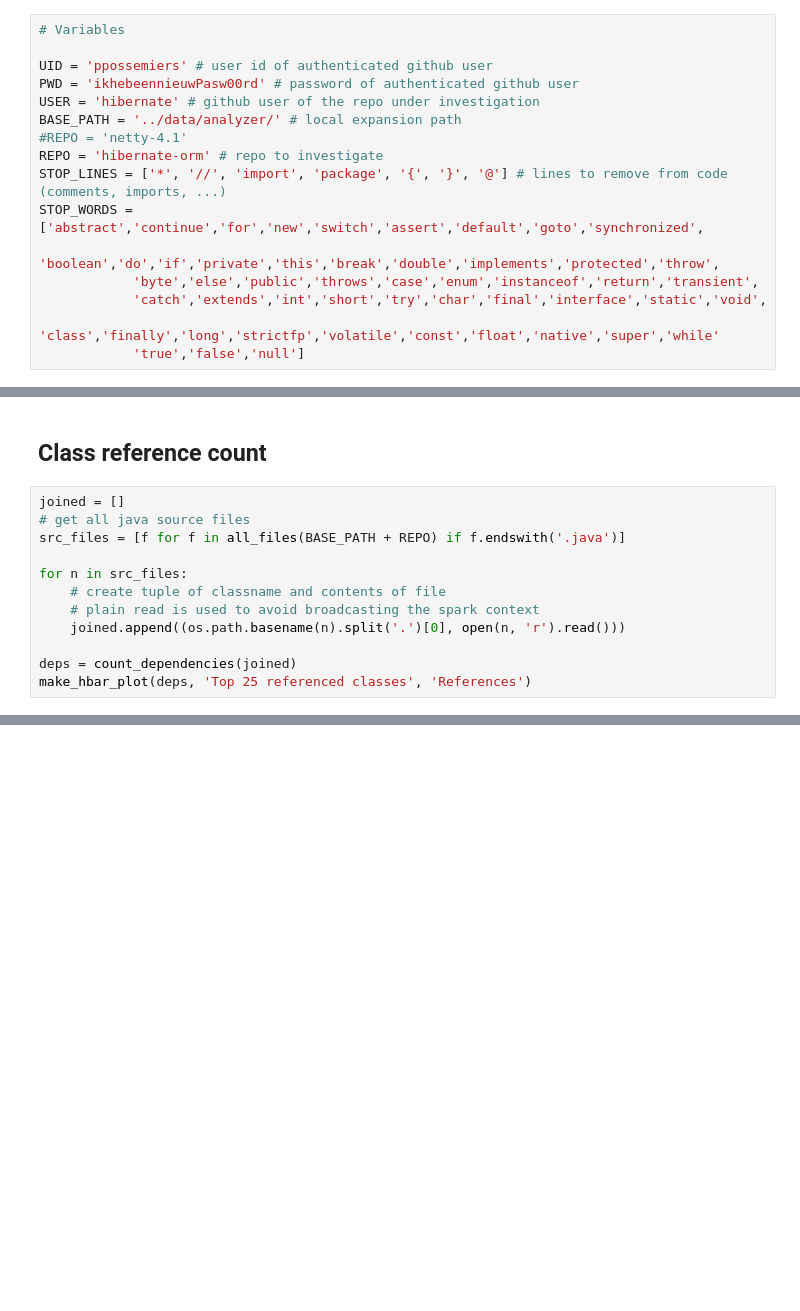
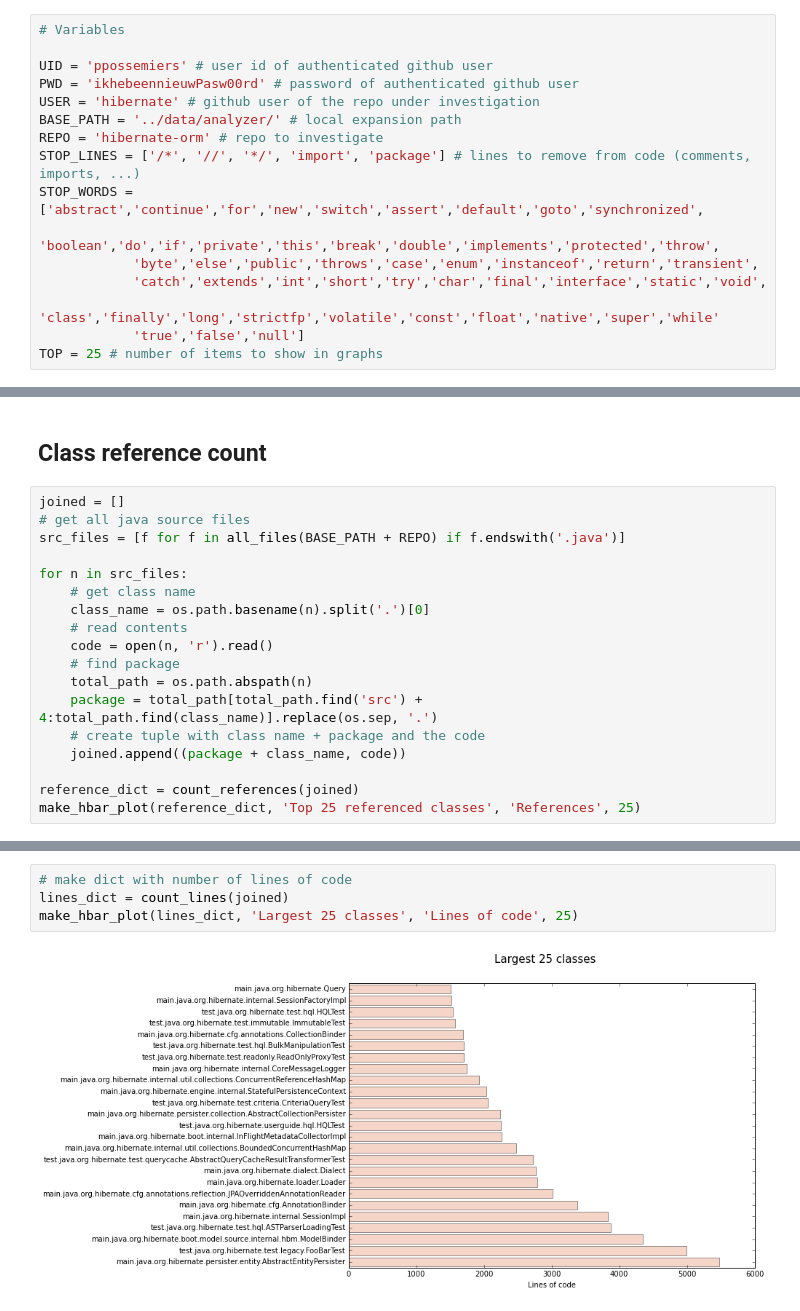
Before and after one commit to ppossemiers/analyzer, a Jupyter notebook: analyzer.ipynb, the cells around one changed output, grey strips where cells are left out. Saved outputs shown, nothing was run; the diff lists cells and outputs as text; blank space fills up the shorter version.

Commit message:
Added line counter. Removed early Spark access.

```diff
--- a/analyzer.ipynb
+++ b/analyzer.ipynb
@@ -5,15 +5,15 @@ UID = 'ppossemiers' # user id of authenticated github user
 PWD = 'ikhebeennieuwPasw00rd' # password of authenticated github user
 USER = 'hibernate' # github user of the repo under investigation
 BASE_PATH = '../data/analyzer/' # local expansion path
-#REPO = 'netty-4.1'
 REPO = 'hibernate-orm' # repo to investigate
-STOP_LINES = ['*', '//', 'import', 'package', '{', '}', '@'] # lines to remove from code (comments, imports, ...)
+STOP_LINES = ['/*', '//', '*/', 'import', 'package'] # lines to remove from code (comments, imports, ...)
 STOP_WORDS = ['abstract','continue','for','new','switch','assert','default','goto','synchronized',
             'boolean','do','if','private','this','break','double','implements','protected','throw',
             'byte','else','public','throws','case','enum','instanceof','return','transient',
             'catch','extends','int','short','try','char','final','interface','static','void',
             'class','finally','long','strictfp','volatile','const','float','native','super','while'
             'true','false','null']
+TOP = 25 # number of items to show in graphs
 # %%
 # Imports and directives
 
@@ -134,9 +152,15 @@ joined = []
 src_files = [f for f in all_files(BASE_PATH + REPO) if f.endswith('.java')]
 
 for n in src_files:
-    # create tuple of classname and contents of file
-    # plain read is used to avoid broadcasting the spark context
-    joined.append((os.path.basename(n).split('.')[0], open(n, 'r').read()))
+    # get class name
+    class_name = os.path.basename(n).split('.')[0]
+    # read contents
+    code = open(n, 'r').read()
+    # find package
+    total_path = os.path.abspath(n)
+    package = total_path[total_path.find('src') + 4:total_path.find(class_name)].replace(os.sep, '.')
+    # create tuple with class name + package and the code
+    joined.append((package + class_name, code))
 
-deps = count_dependencies(joined)
-make_hbar_plot(deps, 'Top 25 referenced classes', 'References')
+reference_dict = count_references(joined)
+make_hbar_plot(reference_dict, 'Top 25 referenced classes', 'References', 25)
@@ -144,0 +169,6 @@ make_hbar_plot(deps, 'Top 25 referenced classes', 'References')
+# %%
+# make dict with number of lines of code
+lines_dict = count_lines(joined)
+make_hbar_plot(lines_dict, 'Largest 25 classes', 'Lines of code', 25)
+# %% [output]
+[figure, added]
```
Also changed, not shown: parts of 7 cells of this notebook.
